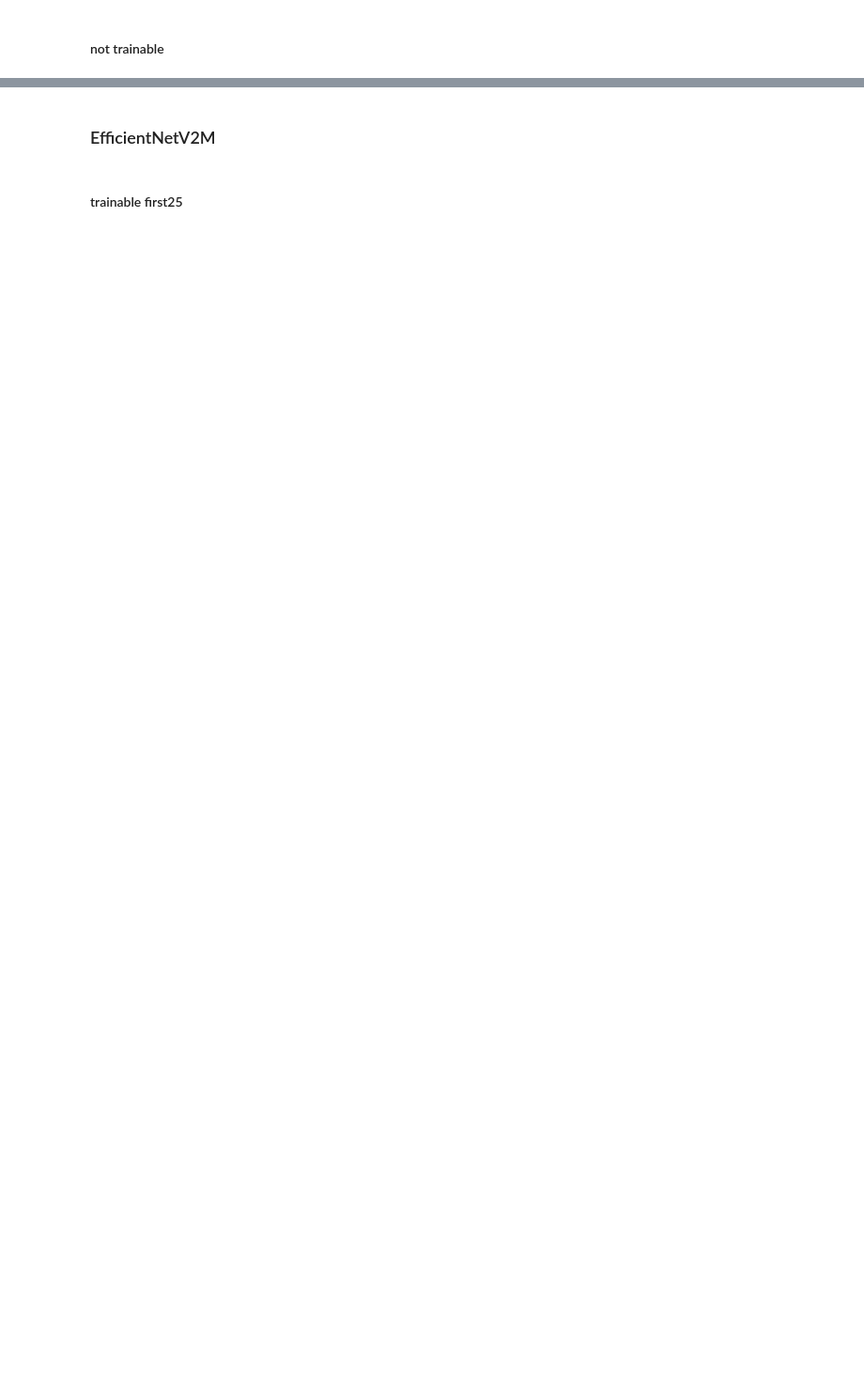
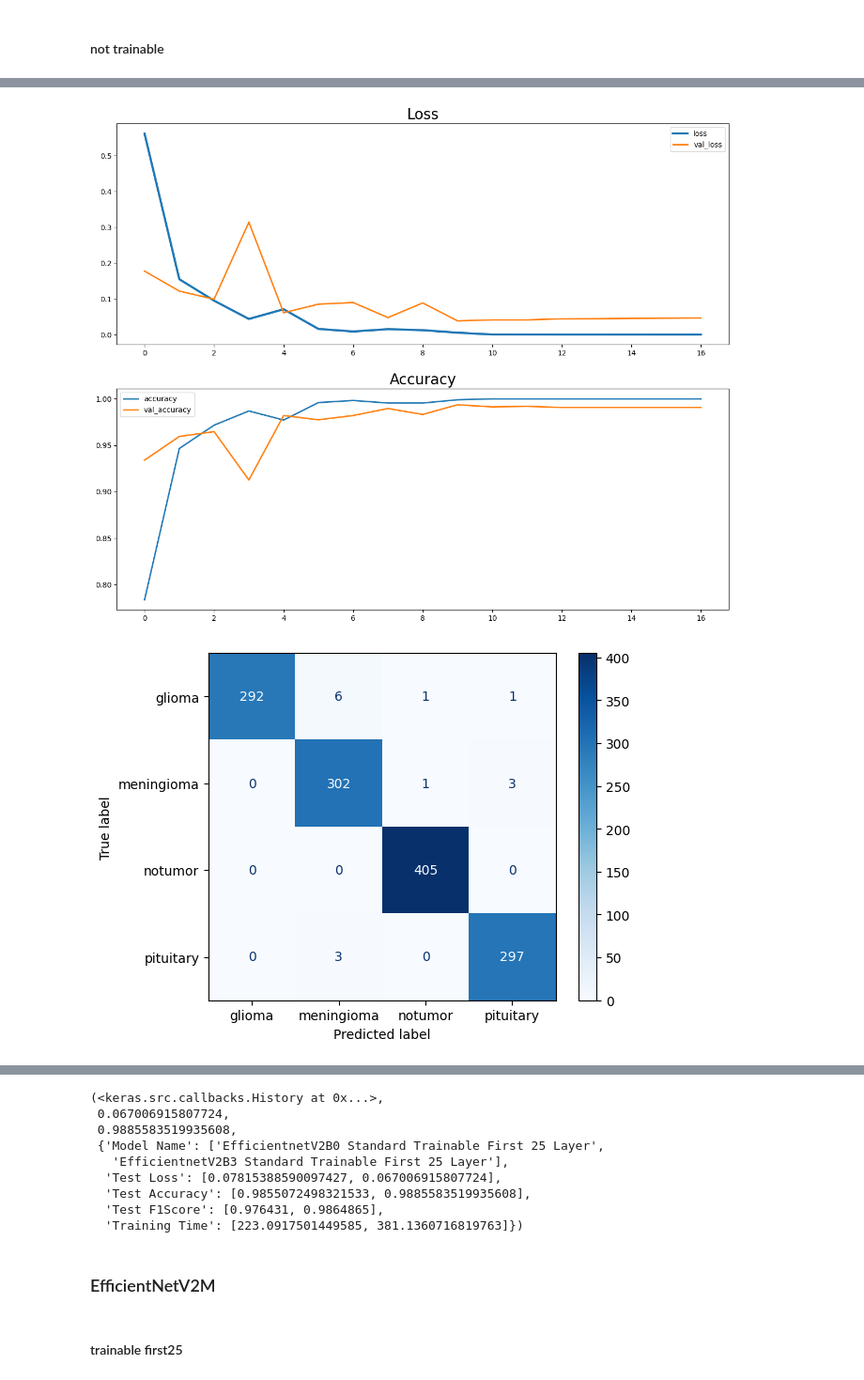
Before and after one commit to earfunnyy/Brain-Tumor-Classification, a Jupyter notebook: train.ipynb, the cells around one changed output, grey strips where cells are left out. Shown: that part at 94% size. Drawn from its saved outputs; the diff is of its cells as text; code cells hidden in the pictures; blank space fills up the shorter version.

```diff
--- a/train.ipynb
+++ b/train.ipynb
@@ -514,11 +508,9 @@ weighted avg    0.94429   0.94355   0.94362      1311
 # %% [markdown]
 #### trainable first25
 # %%
-model_name = 'efficientnetv2b3_standart_trainable_first25'
+model_name_1 = 'EfficientnetV2B3 Standard Trainable First 25% Layer'
 input_shape = (300,300,3)
 
 std_b3_tf25 = build_model_trainable_first25(EfficientNetV2B3, input_shape=input_shape, num_classes=4)
-std_b3_tf25, history_std_b3_tf25, training_time = train(std_b3_tf25, model_name, train_ds_300, valid_ds_300, EPOCHS, SAVE_DIRECTORY)
-history_std_b3_tf25, test_loss, test_acc, test_f1score = plot(std_b3_tf25, history_std_b3_tf25, test_ds_300)
-result(model_name, test_loss, test_acc, test_f1score, result_dict, training_time)
+std_b3_tf25, history_std_b3_tf25, training_time_1 = train(std_b3_tf25, model_name_1, train_ds_300, valid_ds_300, EPOCHS, SAVE_DIRECTORY)
 # %% [output]
@@ -559,11 +536,9 @@ weighted avg    0.99085   0.99085   0.99083      1311
 # %% [markdown]
 #### trainable last25
 # %%
-model_name = 'efficientnetv2b3_standart_trainable_last25'
+model_name_2 = 'EfficientnetV2B3 Standard Trainable Last 25% Layer'
 input_shape = (300,300,3)
 
 std_b3_tl25 = build_model_trainable_last25(EfficientNetV2B3, input_shape=input_shape, num_classes=4)
-std_b3_tl25, history_std_b3_tl25, training_time = train(std_b3_tl25, model_name, train_ds_300, valid_ds_300, EPOCHS, SAVE_DIRECTORY)
-history_std_b3_tl25, test_loss, test_acc, test_f1score = plot(std_b3_tl25, history_std_b3_tl25, test_ds_300)
-result(model_name, test_loss, test_acc, test_f1score, result_dict, training_time)
+std_b3_tl25, history_std_b3_tl25, training_time_2 = train(std_b3_tl25, model_name_2, train_ds_300, valid_ds_300, EPOCHS, SAVE_DIRECTORY)
 # %% [output]
@@ -602,11 +564,9 @@ weighted avg    0.98492   0.98474   0.98474      1311
 # %% [markdown]
 #### not trainable
 # %%
-model_name = 'efficientnetv2b3_standart_not_trainable'
+model_name_3 = 'EfficientnetV2B3 Standard Not Trainable'
 input_shape = (300,300,3)
 
 std_b3_nt = build_model_not_trainable(EfficientNetV2B3, input_shape=input_shape, num_classes=4)
-std_b3_nt, history_std_b3_nt, training_time = train(std_b3_nt, model_name, train_ds_300, valid_ds_300, EPOCHS, SAVE_DIRECTORY)
-history_std_b3_nt, test_loss, test_acc, test_f1score = plot(std_b3_nt, history_std_b3_nt, test_ds_300)
-result(model_name, test_loss, test_acc, test_f1score, result_dict, training_time)
+std_b3_nt, history_std_b3_nt, training_time_3 = train(std_b3_nt, model_name_3, train_ds_300, valid_ds_300, EPOCHS, SAVE_DIRECTORY)
 # %% [output]
@@ -643,0 +590,6 @@ weighted avg    0.94979   0.94889   0.94859      1311
+# %%
+best_variant(model_name_1, std_b3_tf25, history_std_b3_tf25, training_time_1,
+             model_name_2, std_b3_tl25, history_std_b3_tl25, training_time_2,
+             model_name_3, std_b3_nt, history_std_b3_nt, training_time_3,
+             test_ds_300, result_dict)
+# %% [output]
@@ -643,0 +613,2 @@ weighted avg    0.94979   0.94889   0.94859      1311
+[figure, added]
+[figure, added]
@@ -644,3 +629,12 @@ weighted avg    0.94979   0.94889   0.94859      1311
+(<keras.src.callbacks.History at 0x...>,
+ 0.067006915807724,
+ 0.9885583519935608,
+ {'Model Name': ['EfficientnetV2B0 Standard Trainable First 25 Layer',
+   'EfficientnetV2B3 Standard Trainable First 25 Layer'],
+  'Test Loss': [0.07815388590097427, 0.067006915807724],
+  'Test Accuracy': [0.9855072498321533, 0.9885583519935608],
+  'Test F1Score': [0.976431, 0.9864865],
+  'Training Time': [223.0917501449585, 381.1360716819763]})
 # %% [markdown]
 ### EfficientNetV2M
 # %% [markdown]
```
Also changed, not shown: parts of 39 cells of this notebook.
